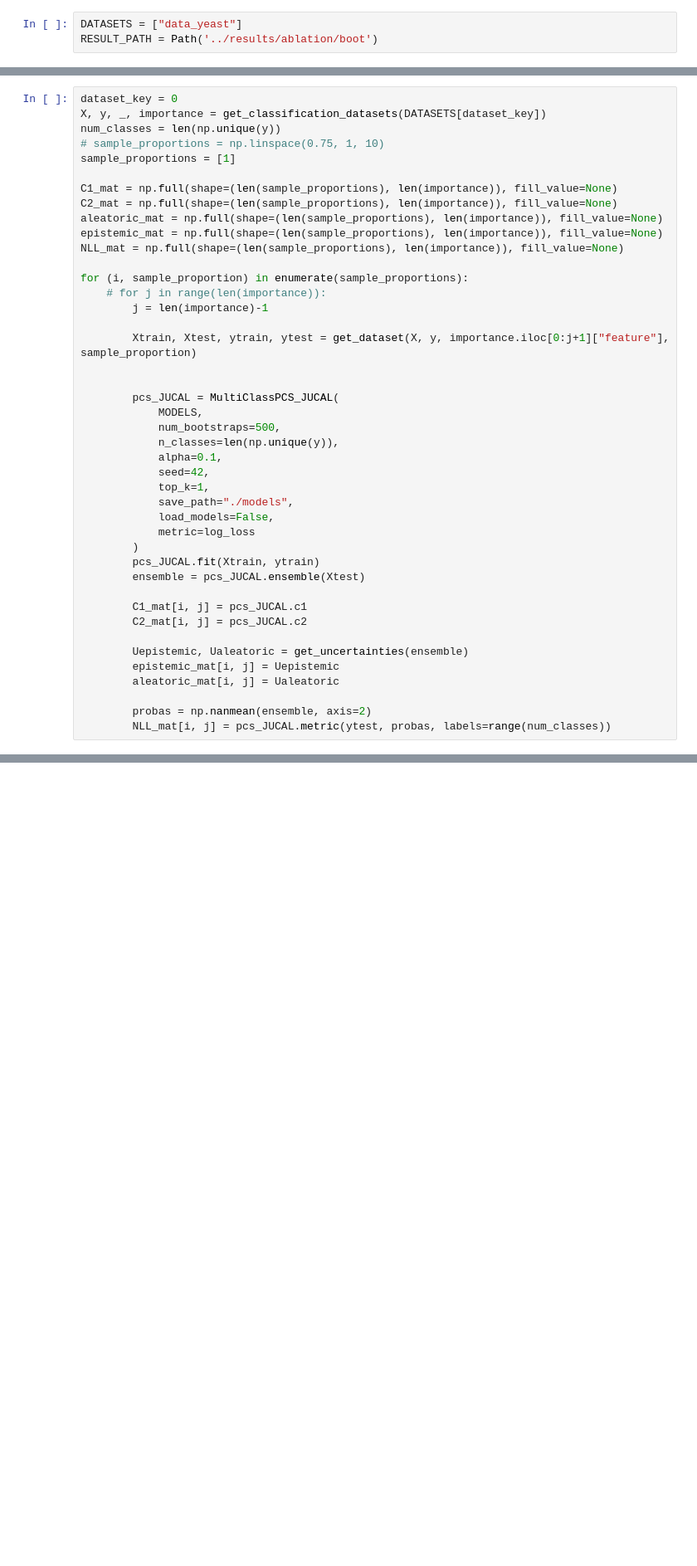
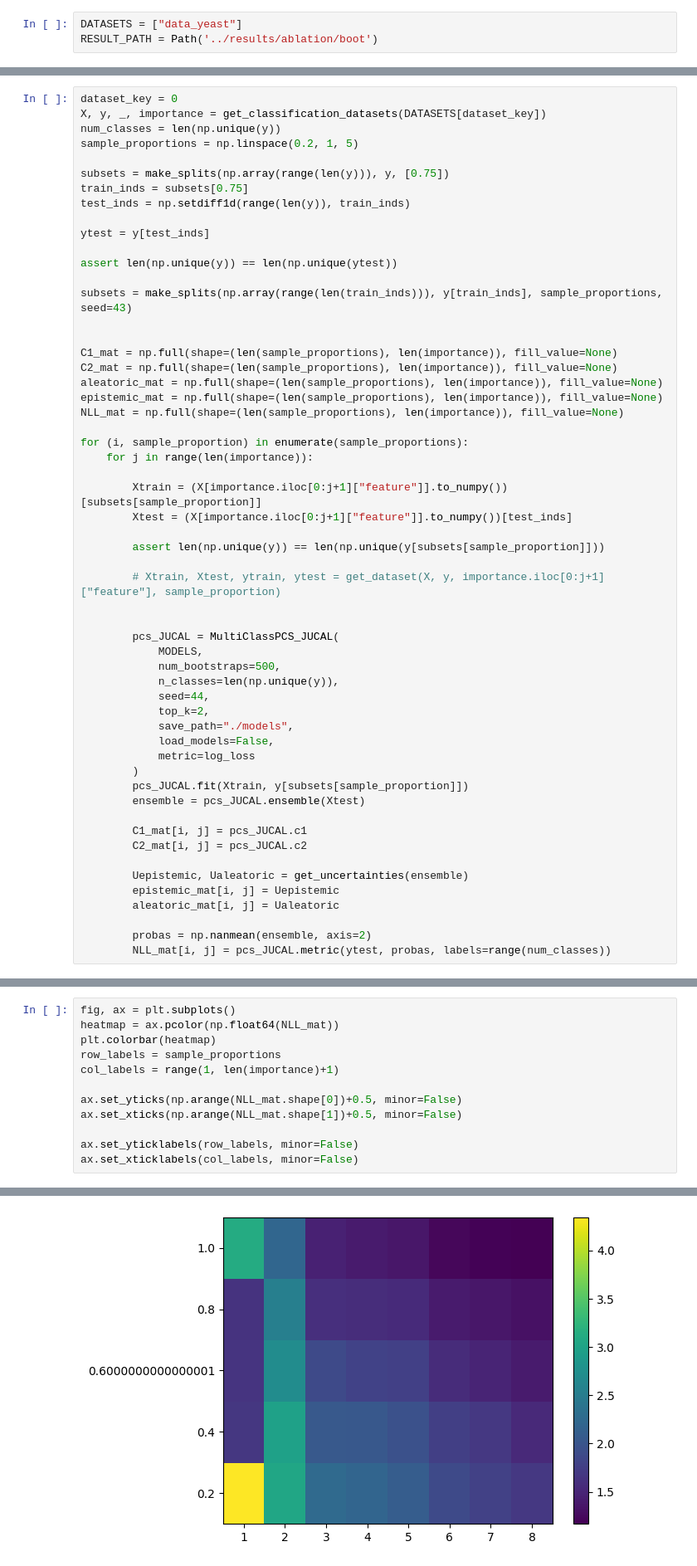
Before and after one commit to rhshi/PCS_UQ, a Jupyter notebook: jucal.ipynb, the cells around one changed output, grey strips where cells are left out. Shown at 83% size. Saved outputs shown, nothing was run; the diff lists cells and outputs as text; blank space fills up the shorter version.

```diff
--- a/jucal.ipynb
+++ b/jucal.ipynb
@@ -46,8 +47,18 @@ def get_dataset(X, y, features, sample_proportion):
 dataset_key = 0
 X, y, _, importance = get_classification_datasets(DATASETS[dataset_key])
 num_classes = len(np.unique(y))
-# sample_proportions = np.linspace(0.75, 1, 10)
-sample_proportions = [1]
+sample_proportions = np.linspace(0.2, 1, 5)
+
+subsets = make_splits(np.array(range(len(y))), y, [0.75])
+train_inds = subsets[0.75]
+test_inds = np.setdiff1d(range(len(y)), train_inds)
+
+ytest = y[test_inds]
+
+assert len(np.unique(y)) == len(np.unique(ytest))
+
+subsets = make_splits(np.array(range(len(train_inds))), y[train_inds], sample_proportions, seed=43)
+
 
 C1_mat = np.full(shape=(len(sample_proportions), len(importance)), fill_value=None)
 C2_mat = np.full(shape=(len(sample_proportions), len(importance)), fill_value=None)
@@ -56,24 +67,27 @@ epistemic_mat = np.full(shape=(len(sample_proportions), len(importance)), fill_v
 NLL_mat = np.full(shape=(len(sample_proportions), len(importance)), fill_value=None)
 
 for (i, sample_proportion) in enumerate(sample_proportions):
-    # for j in range(len(importance)):
-        j = len(importance)-1
+    for j in range(len(importance)):
 
-        Xtrain, Xtest, ytrain, ytest = get_dataset(X, y, importance.iloc[0:j+1]["feature"], sample_proportion)
+        Xtrain = (X[importance.iloc[0:j+1]["feature"]].to_numpy())[subsets[sample_proportion]]
+        Xtest = (X[importance.iloc[0:j+1]["feature"]].to_numpy())[test_inds]
+
+        assert len(np.unique(y)) == len(np.unique(y[subsets[sample_proportion]]))
+
+        # Xtrain, Xtest, ytrain, ytest = get_dataset(X, y, importance.iloc[0:j+1]["feature"], sample_proportion)
 
 
         pcs_JUCAL = MultiClassPCS_JUCAL(
             MODELS,
             num_bootstraps=500,
             n_classes=len(np.unique(y)),
-            alpha=0.1,
-            seed=42,
-            top_k=1,
+            seed=44,
+            top_k=2,
             save_path="./models",
             load_models=False,
             metric=log_loss
         )
-        pcs_JUCAL.fit(Xtrain, ytrain)
+        pcs_JUCAL.fit(Xtrain, y[subsets[sample_proportion]])
         ensemble = pcs_JUCAL.ensemble(Xtest)
 
         C1_mat[i, j] = pcs_JUCAL.c1
@@ -87,0 +126,13 @@ for (i, sample_proportion) in enumerate(sample_proportions):
+# %%
+fig, ax = plt.subplots()
+heatmap = ax.pcolor(np.float64(NLL_mat))
+plt.colorbar(heatmap)
+row_labels = sample_proportions
+col_labels = range(1, len(importance)+1)
+
+ax.set_yticks(np.arange(NLL_mat.shape[0])+0.5, minor=False)
+ax.set_xticks(np.arange(NLL_mat.shape[1])+0.5, minor=False)
+
+ax.set_yticklabels(row_labels, minor=False)
+ax.set_xticklabels(col_labels, minor=False)
+# %% [output]
@@ -87,0 +147 @@ for (i, sample_proportion) in enumerate(sample_proportions):
+[figure, added]
```
Also changed, not shown: parts of 10 cells of this notebook, 4 other files.
